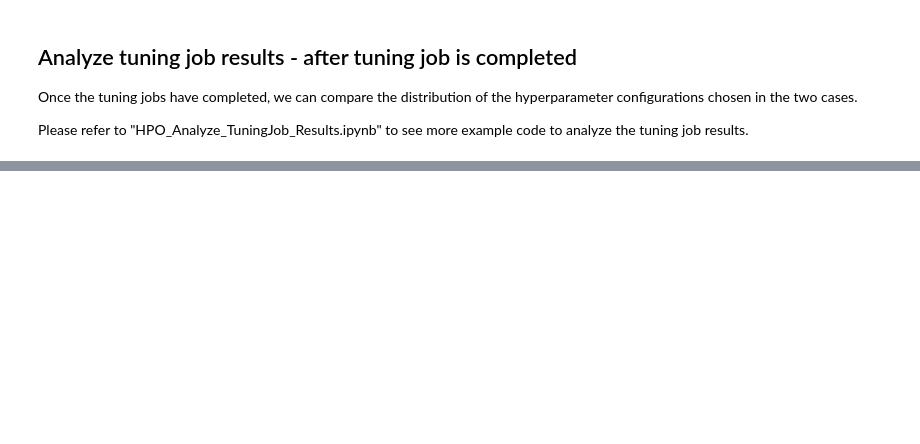
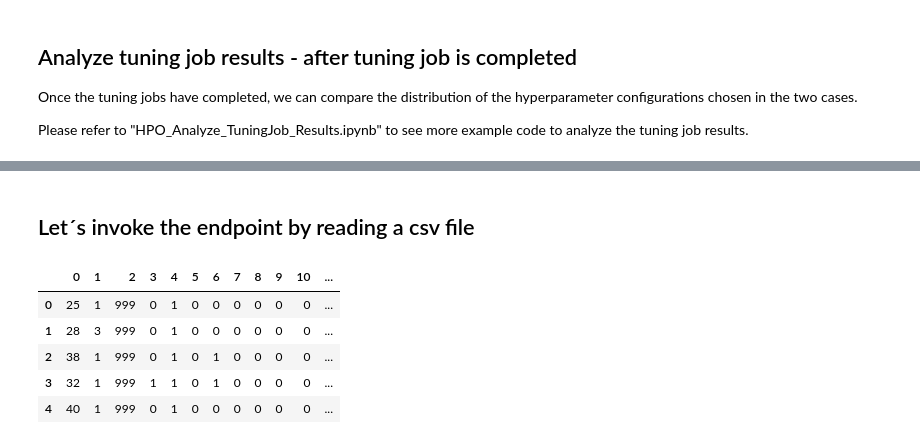
Before and after one commit to Sebastian1981/AWS_Sagemaker_Marketing_XGB_Classifier_Tuning, a Jupyter notebook: 01_xgb_tuning_job.ipynb, the cells around one changed output, grey strips where cells are left out. Drawn from its saved outputs; the diff is of its cells as text; code cells hidden in the pictures; blank space fills up the shorter version.

```diff
--- a/01_xgb_tuning_job.ipynb
+++ b/01_xgb_tuning_job.ipynb
@@ -435,0 +496,2 @@ plt.show()
+# %% [markdown]
+## Let´s invoke the endpoint by reading a csv file
@@ -435,0 +508,11 @@ plt.show()
+# %%
+# Load test data to invoke the endpoint
+X_test = pd.read_csv("./data/X_test.csv", sep=",", header=None)
+X_test.head()
+# %% [output]
+|  | 0 | 1 | 2 | 3 | 4 | 5 | 6 | 7 | 8 | 9 | 10 | ... |
+| 0 | 25 | 1 | 999 | 0 | 1 | 0 | 0 | 0 | 0 | 0 | 0 | ... |
+| 1 | 28 | 3 | 999 | 0 | 1 | 0 | 0 | 0 | 0 | 0 | 0 | ... |
+| 2 | 38 | 1 | 999 | 0 | 1 | 0 | 1 | 0 | 0 | 0 | 0 | ... |
+| 3 | 32 | 1 | 999 | 1 | 1 | 0 | 1 | 0 | 0 | 0 | 0 | ... |
+| 4 | 40 | 1 | 999 | 0 | 1 | 0 | 0 | 0 | 0 | 0 | 0 | ... |
```
Also changed, not shown: parts of 25 cells of this notebook.
